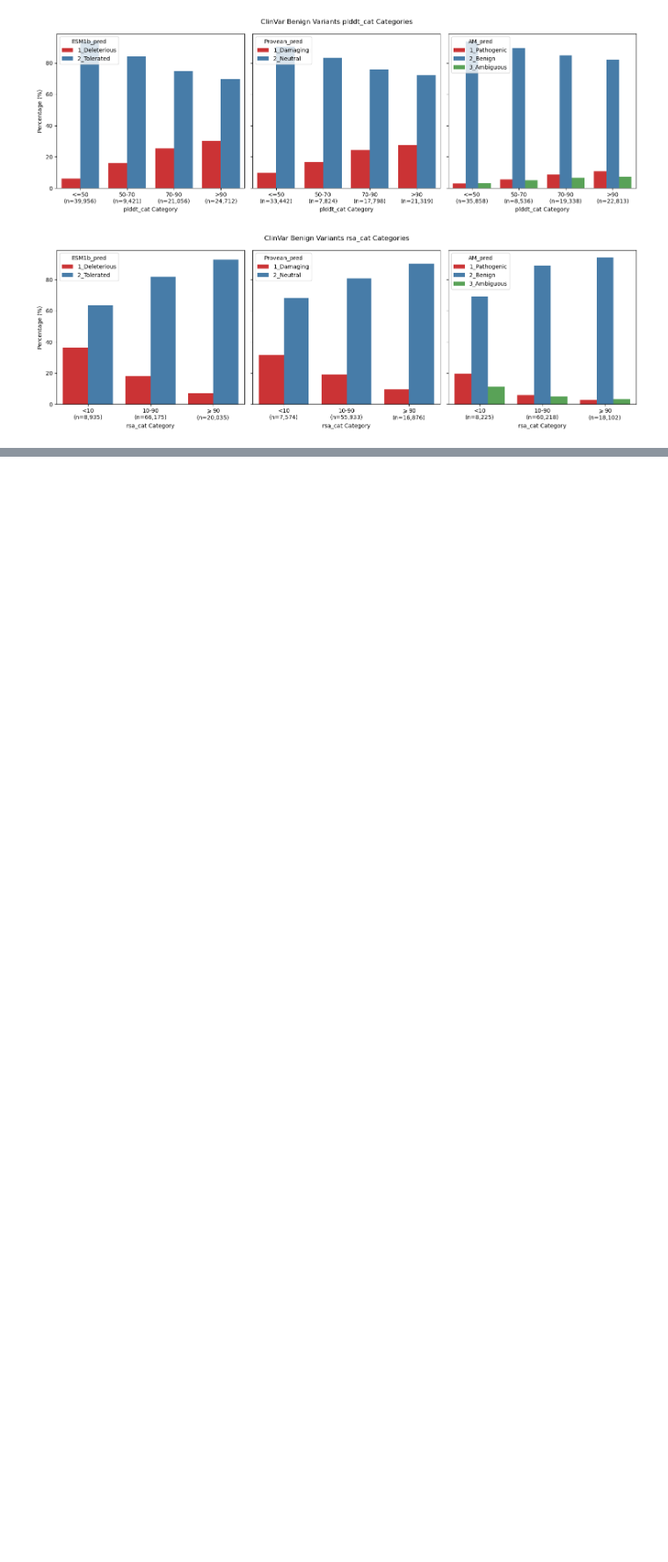
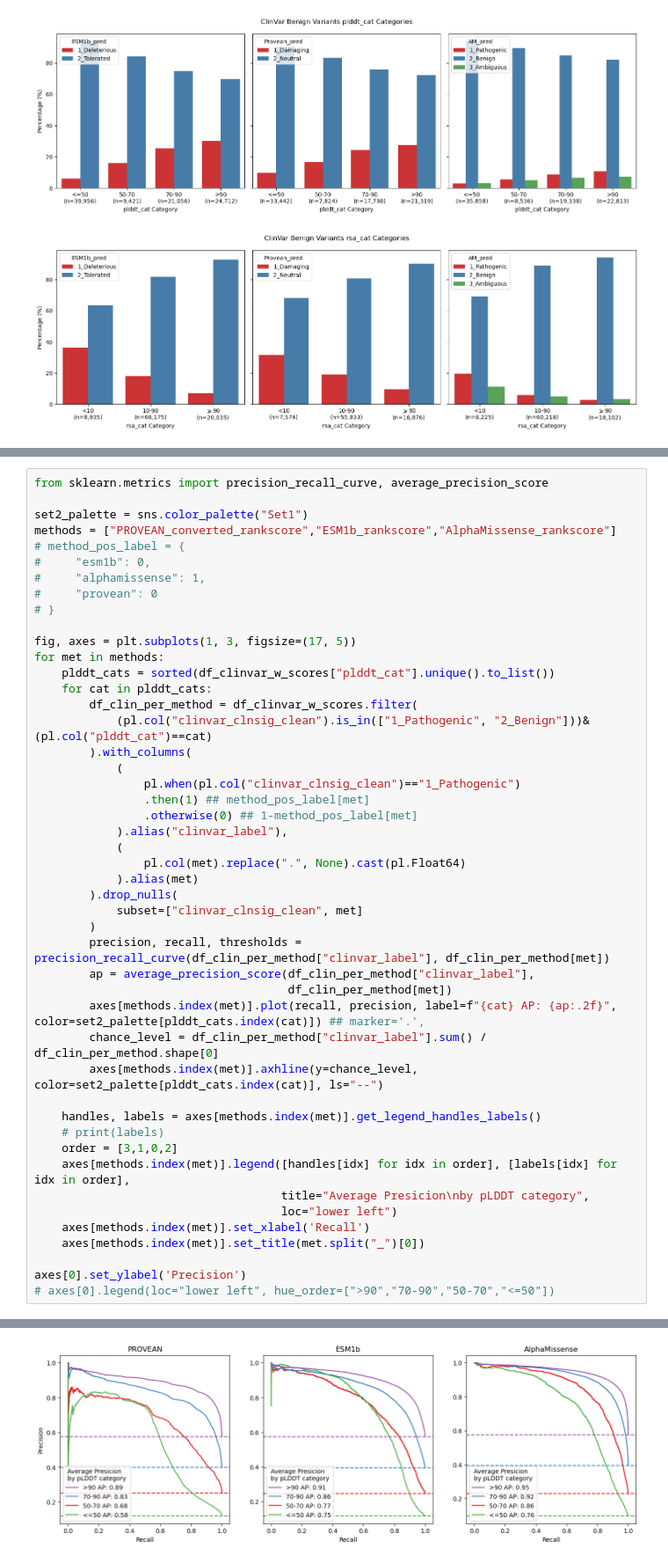
Before and after one commit to broadinstitute/2025_laval_submitted, a Jupyter notebook: 4_compare_AI_scores/2_analysis/dbnsfp_clinvar_analysis.ipynb, the cells around one changed output, grey strips where cells are left out. Shown at 88% size. Drawn from its saved outputs; the diff is of its cells as text; blank space fills up the shorter version.

```diff
--- a/4_compare_AI_scores/2_analysis/dbnsfp_clinvar_analysis.ipynb
+++ b/4_compare_AI_scores/2_analysis/dbnsfp_clinvar_analysis.ipynb
@@ -396,0 +367,48 @@ for cat in ["plddt_cat", "rsa_cat"]:
+# %%
+from sklearn.metrics import precision_recall_curve, average_precision_score
+
+set2_palette = sns.color_palette("Set1")
+methods = ["PROVEAN_converted_rankscore","ESM1b_rankscore","AlphaMissense_rankscore"]
+# method_pos_label = {
+#     "esm1b": 0,
+#     "alphamissense": 1,
+#     "provean": 0
+# }
+
+fig, axes = plt.subplots(1, 3, figsize=(17, 5))
+for met in methods:
+    plddt_cats = sorted(df_clinvar_w_scores["plddt_cat"].unique().to_list())
+    for cat in plddt_cats:
+        df_clin_per_method = df_clinvar_w_scores.filter(
+            (pl.col("clinvar_clnsig_clean").is_in(["1_Pathogenic", "2_Benign"]))&(pl.col("plddt_cat")==cat)
+        ).with_columns(
+            (
+                pl.when(pl.col("clinvar_clnsig_clean")=="1_Pathogenic")
+                .then(1) ## method_pos_label[met]
+                .otherwise(0) ## 1-method_pos_label[met]
+            ).alias("clinvar_label"),
+            (
+                pl.col(met).replace(".", None).cast(pl.Float64)
+            ).alias(met)
+        ).drop_nulls(
+            subset=["clinvar_clnsig_clean", met]
+        )
+        precision, recall, thresholds = precision_recall_curve(df_clin_per_method["clinvar_label"], df_clin_per_method[met])
+        ap = average_precision_score(df_clin_per_method["clinvar_label"],
+                                     df_clin_per_method[met])
+        axes[methods.index(met)].plot(recall, precision, label=f"{cat} AP: {ap:.2f}", color=set2_palette[plddt_cats.index(cat)]) ## marker='.',
+        chance_level = df_clin_per_method["clinvar_label"].sum() / df_clin_per_method.shape[0]
+        axes[methods.index(met)].axhline(y=chance_level, color=set2_palette[plddt_cats.index(cat)], ls="--")
+
+    handles, labels = axes[methods.index(met)].get_legend_handles_labels()
+    # print(labels)
+    order = [3,1,0,2]
+    axes[methods.index(met)].legend([handles[idx] for idx in order], [labels[idx] for idx in order],
+                                    title="Average Presicion\nby pLDDT category",
+                                    loc="lower left")
+    axes[methods.index(met)].set_xlabel('Recall')
+    axes[methods.index(met)].set_title(met.split("_")[0])
+
+axes[0].set_ylabel('Precision')
+# axes[0].legend(loc="lower left", hue_order=[">90","70-90","50-70","<=50"])
+# %% [output]
@@ -396,0 +416 @@ for cat in ["plddt_cat", "rsa_cat"]:
+[figure, added]
```
Also changed, not shown: parts of 19 cells of this notebook, 2 other files.
